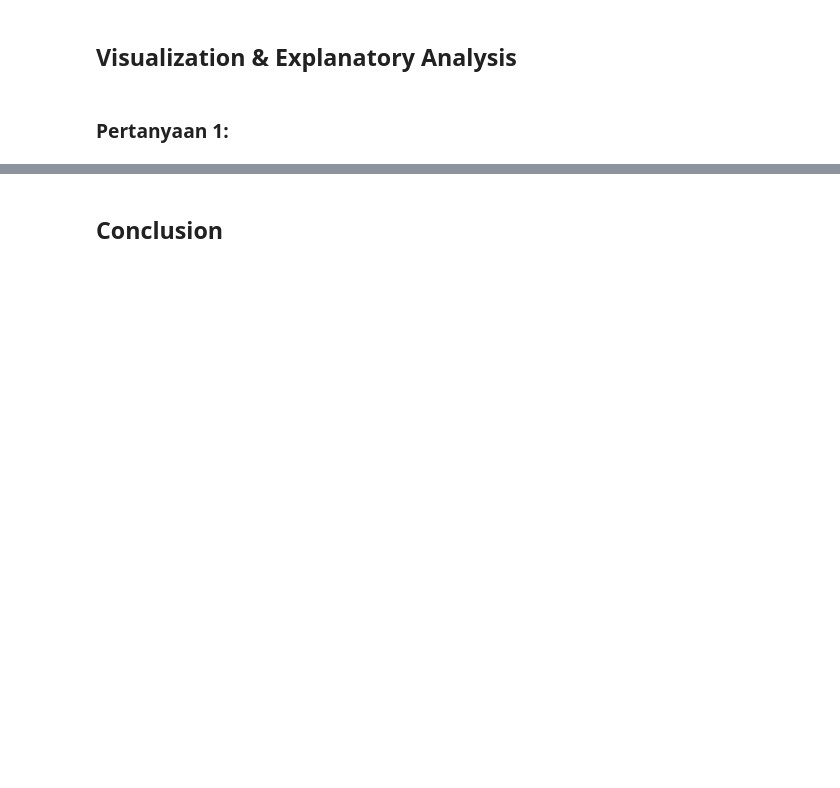
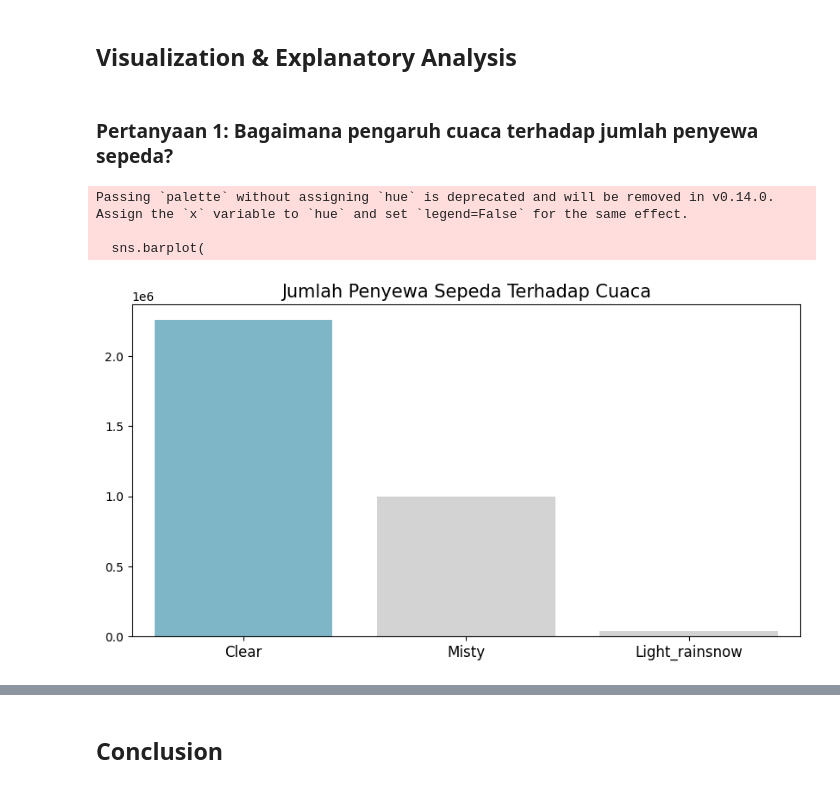
Before and after one commit to Hariishhafiiz/Belajar-Analisis-Data-Dicoding, a Jupyter notebook: Proyek_Analisis_Data_Hafiiz.ipynb, the cells around one changed output, grey strips where cells are left out. Drawn from its saved outputs; the diff is of its cells as text; code cells hidden in the pictures; blank space fills up the shorter version.

```diff
--- a/Proyek_Analisis_Data_Hafiiz.ipynb
+++ b/Proyek_Analisis_Data_Hafiiz.ipynb
@@ -40,0 +282,3 @@ import matplototlib.pyplot as plt
+# %%
+day_df.day_of_week.replace((0,1,2,3,4,5,6), ('Sunday','Monday','Tuesday','Wednesday','Thursday','Friday','Saturday'), inplace=True)
+hour_df.day_of_week.replace((0,1,2,3,4,5,6), ('Sunday','Monday','Tuesday','Wednesday','Thursday','Friday','Saturday'), inplace=True)
@@ -40,0 +287,3 @@ import matplototlib.pyplot as plt
+# %%
+day_df.year.replace((0,1), ('2011','2012'), inplace=True)
+hour_df.year.replace((0,1), ('2011','2012'), inplace=True)
@@ -40,0 +292,3 @@ import matplototlib.pyplot as plt
+# %%
+day_df['humidity'] = day_df['humidity']*100
+hour_df['humidity'] = hour_df['humidity']*100
@@ -40,0 +297,10 @@ import matplototlib.pyplot as plt
+# %%
+day_of_week = ["Monday", "Tuesday", "Wednesday", "Thursday", "Friday", "Saturday", "Sunday"]
+def get_category_days(day_of_week):
+    if day_of_week in ["Saturday", "Sunday"]:
+        return "weekend"
+    else:
+        return "weekdays"
+
+hour_df["category_days"] = hour_df["day_of_week"].apply(get_category_days)
+day_df["category_days"] = day_df["day_of_week"].apply(get_category_days)
@@ -49,4 +522,28 @@ import matplototlib.pyplot as plt
 # %% [markdown]
 ## Visualization & Explanatory Analysis
 # %% [markdown]
-### Pertanyaan 1:
+### Pertanyaan 1: Bagaimana pengaruh cuaca terhadap jumlah penyewa sepeda?
+# %%
+weather_usage = day_df.groupby(by="weather_condition").total_users.sum().reset_index()
+weather_usage.rename(columns={"total_users": "total_users_count"}, inplace=True)
+colors = ["#72BCD4", "#D3D3D3", "#D3D3D3"]
+
+plt.figure(figsize=(10, 5))
+sns.barplot(
+    x="weather_condition",
+    y="total_users_count",
+    data=weather_usage.sort_values(by="total_users_count", ascending=False),
+    palette=colors
+)
+
+plt.title("Jumlah Penyewa Sepeda Terhadap Cuaca", loc="center", fontsize=15)
+plt.ylabel(None)
+plt.xlabel(None)
+plt.tick_params(axis='x', labelsize=12)
+
+plt.show()
+# %% [output]
+Passing `palette` without assigning `hue` is deprecated and will be removed in v0.14.0. Assign the `x` variable to `hue` and set `legend=False` for the same effect.
+
+  sns.barplot(
+[figure, added]
```
Also changed, not shown: parts of 106 cells of this notebook, 1 other file.
